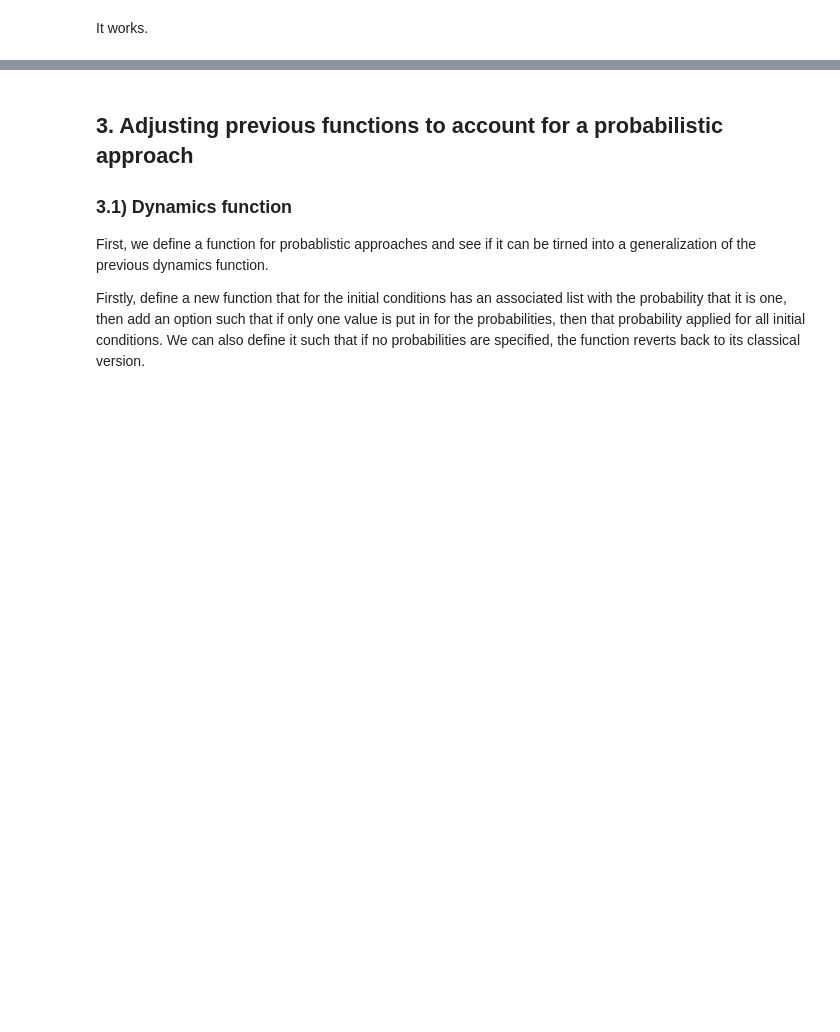
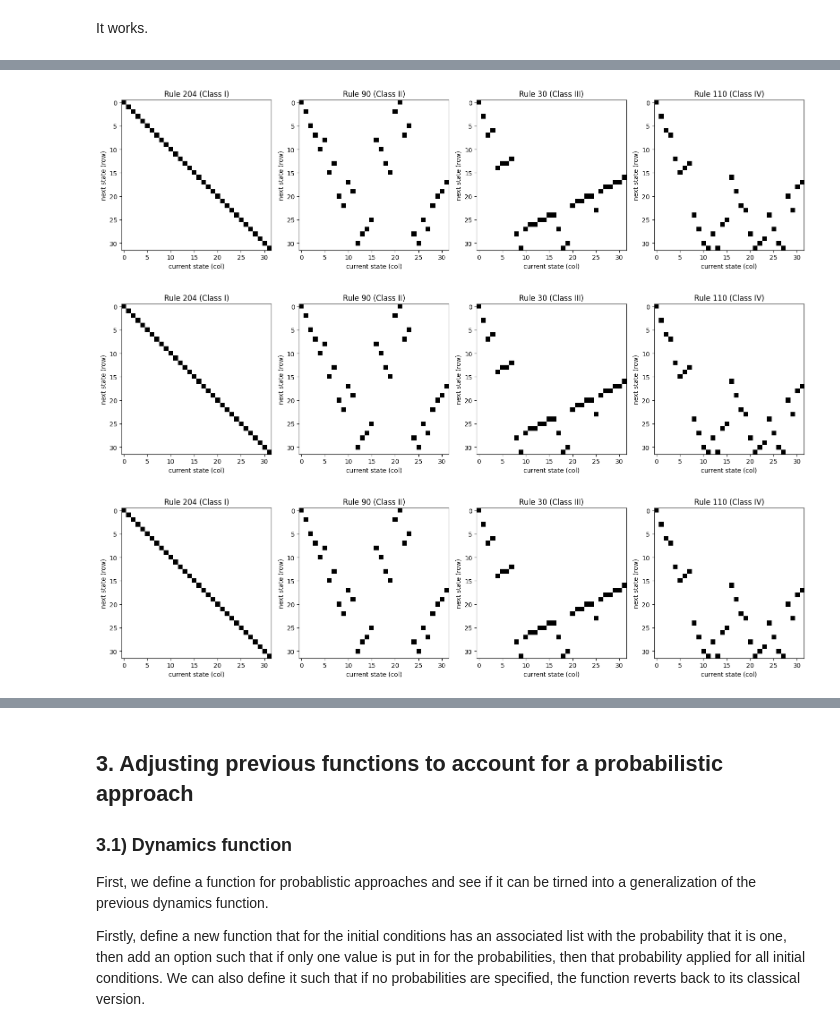
Before and after one commit to IgnacioMPineda/Cellular-automata-simulator---SP2026, a Jupyter notebook: Notebook_3.ipynb, the cells around one changed output, grey strips where cells are left out. Cells and saved outputs as stored; diff of their text form; code cells hidden in the pictures; blank space fills up the shorter version.

Commit message:
New section on study of classical markov matrices

```diff
--- a/Notebook_3.ipynb
+++ b/Notebook_3.ipynb
@@ -335,0 +388,28 @@ effective-complexity work.
+# %%
+def rule_matrix_heatmap(rules, L, titles=None):
+    n = len(rules)
+    _, axes = plt.subplots(1, n, figsize=(4*n, 4))
+    if n == 1:
+        axes = [axes]
+
+    for ax, rule in zip(axes, rules):
+        M = markov_matrix(rule, L)
+        ax.imshow(M, cmap='binary', interpolation='nearest')
+        ax.set_title(titles[rule] if titles else f'Rule {rule}')
+        ax.set_xlabel('current state (col)')
+        ax.set_ylabel('next state (row)')
+
+    plt.tight_layout()
+    plt.show()
+
+L = 5
+rules = [204, 90, 30, 110]  # one from each Wolfram class: I, II, III, IV
+titles = {204: 'Rule 204 (Class I)', 90: 'Rule 90 (Class II)',
+          30: 'Rule 30 (Class III)', 110: 'Rule 110 (Class IV)'}
+
+for i in range(3): #To get multiple runs of the code
+    rule_matrix_heatmap(rules, L, titles)
+# %% [output]
+[figure, added]
+[figure, added]
+[figure, added]
```
Also changed, not shown: parts of 12 cells of this notebook.
